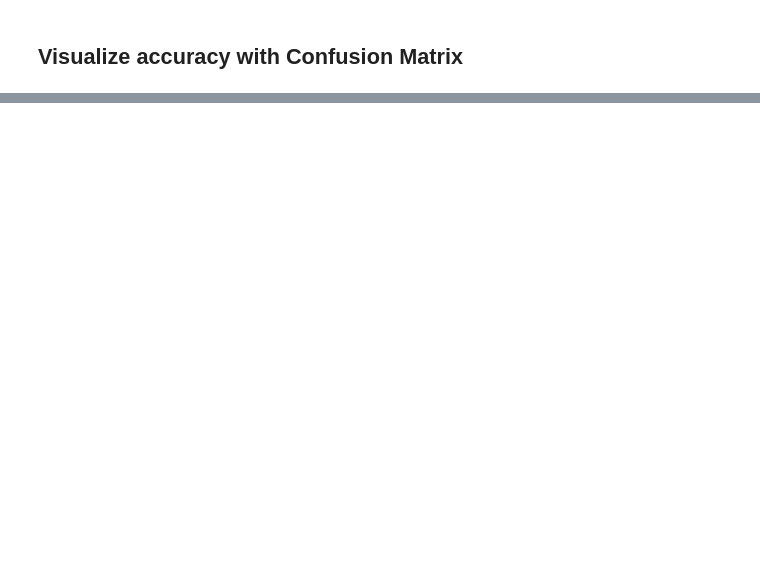
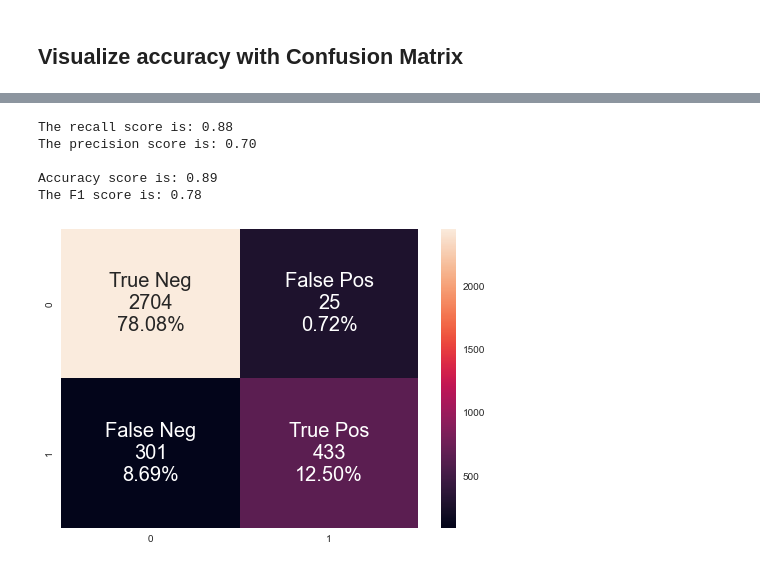
Before and after one commit to KierraDangerfield/Springboard, a Jupyter notebook: Capstone 3 Airline Sentiment Analysis/Notebooks/3 Sentiment Analysis Modeling.ipynb, the cells around one changed output, grey strips where cells are left out. Cells and saved outputs as stored; diff of their text form; code cells hidden in the pictures; blank space fills up the shorter version.

```diff
--- a/Capstone 3 Airline Sentiment Analysis/Notebooks/3 Sentiment Analysis Modeling.ipynb
+++ b/Capstone 3 Airline Sentiment Analysis/Notebooks/3 Sentiment Analysis Modeling.ipynb
@@ -603,0 +648,29 @@ Text(0.5, 1.0, 'Confusion Matrix')
+# %%
+discrimination_threshold = lr_thresholds[ix]
+predictions = lr3.predict_proba(X_test)
+predictions = (predictions[::,1] > discrimination_threshold )*1
+
+print("The recall score is: %.2f" % recall_score( y_test, predictions))
+print("The precision score is: %.2f" % precision_score( y_test, predictions),"\n")
+print("Accuracy score is: %.2f" % accuracy_score( y_test, predictions))
+print("The F1 score is: %.2f" % f1_score( y_test, predictions))
+
+groupNames = ["True Neg", "False Pos", "False Neg", "True Pos"]
+groupCount = ["{0:0.0f}".format(value) for value in
+                cm.flatten()]
+groupPercent = ["{0:.2%}".format(value) for value in
+                     cm.flatten()/np.sum(cm)]
+labels = [f"{v1}\n{v2}\n{v3}" for v1, v2, v3 in
+          zip(groupNames,groupCount,groupPercent)]
+labels = np.asarray(labels).reshape(2,2)
+
+cm = confusion_matrix(y_test , predictions )
+sns.heatmap(cm, annot=labels, annot_kws={"size": 20}, fmt="", cmap="rocket")
+plt.show()
+# %% [output]
+The recall score is: 0.88
+The precision score is: 0.70
+
+Accuracy score is: 0.89
+The F1 score is: 0.78
+[figure, added]
```
Also changed, not shown: parts of 32 cells of this notebook.
